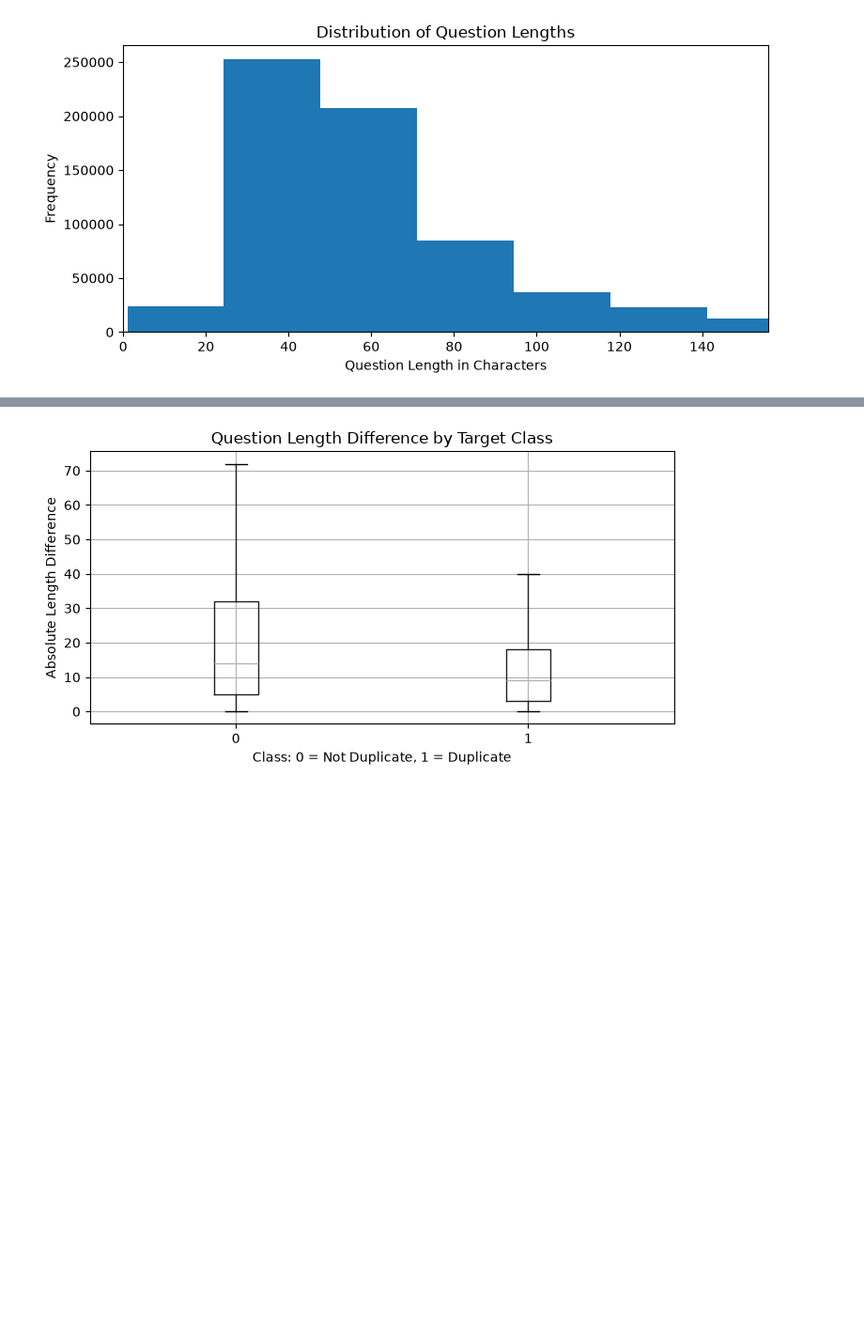
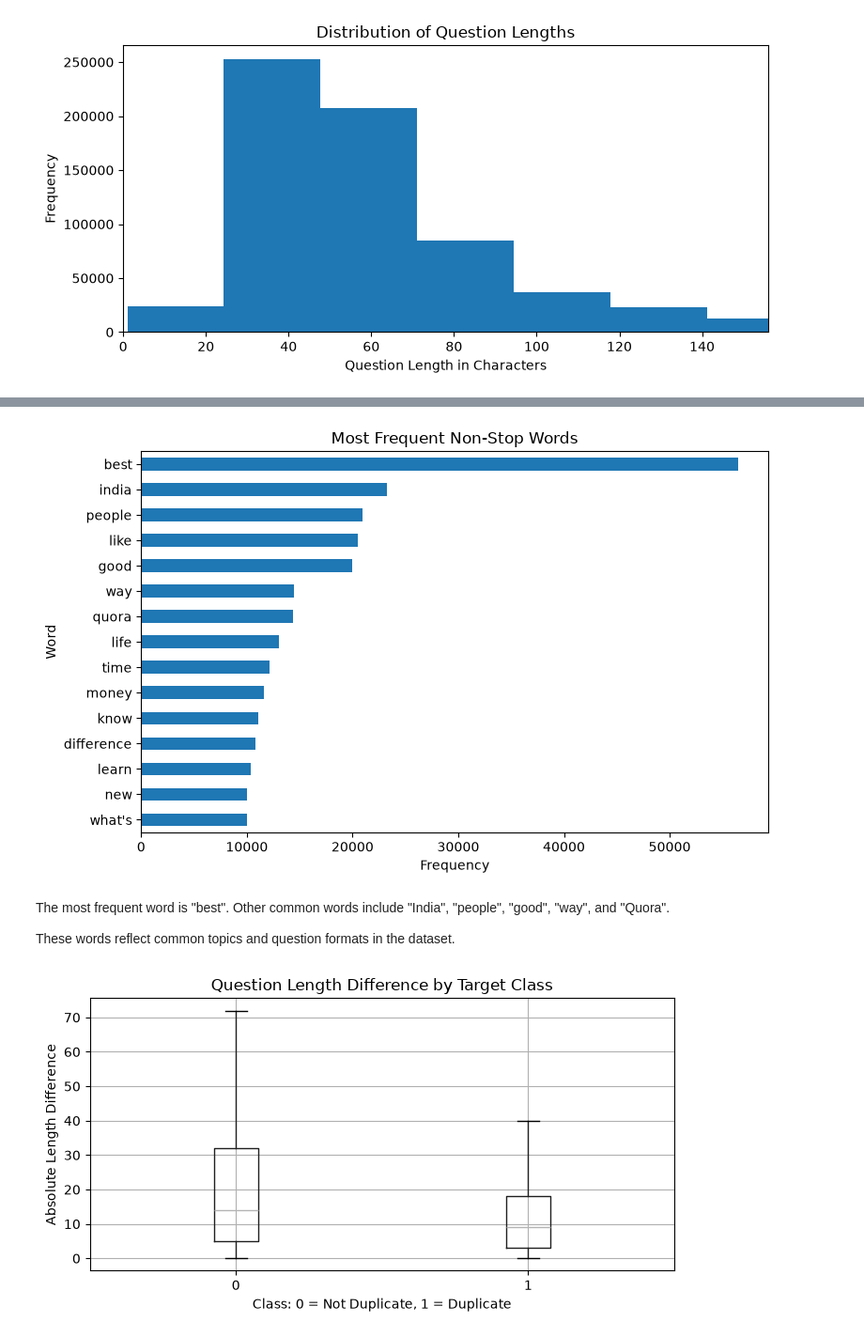
Before and after one commit to DariaDubovska/quora-duplicate-question-detection, a Jupyter notebook: notebooks/01_data_preparation_eda.ipynb, the cells around one changed output, grey strips where cells are left out. Shown at 94% size. Drawn from its saved outputs; the diff is of its cells as text; code cells hidden in the pictures; blank space fills up the shorter version.

```diff
--- a/notebooks/01_data_preparation_eda.ipynb
+++ b/notebooks/01_data_preparation_eda.ipynb
@@ -223,0 +297,11 @@ the 99th percentile to make the main part of the distribution easier to see.**
+# %%
+token_pattern = re.compile(r"[a-z]+(?:'[a-z]+)?")
+
+token_counts = Counter(
+    token
+    for question in questions.str.lower()
+    for token in token_pattern.findall(question)
+)
+
+print(f"Vocabulary size: {len(token_counts):,}")
+print(f"Total number of tokens: {sum(token_counts.values()):,}")
@@ -223,0 +311,14 @@ the 99th percentile to make the main part of the distribution easier to see.**
+# %%
+content_word_counts = {
+    word: count
+    for word, count in token_counts.items()
+    if word not in STOP_WORDS and len(word) > 1
+}
+
+top_words = (
+    pd.Series(content_word_counts, name="frequency")
+    .nlargest(15)
+    .sort_values()
+)
+
+top_words.sort_values(ascending=False).to_frame()
@@ -224,3 +342,21 @@ the 99th percentile to make the main part of the distribution easier to see.**
+# %%
+ax = top_words.plot(
+    kind="barh",
+    figsize=(8, 5),
+)
+
+ax.set_title("Most Frequent Non-Stop Words")
+ax.set_xlabel("Frequency")
+ax.set_ylabel("Word")
+
+plt.tight_layout()
+plt.show()
+# %% [output]
+[figure, added]
+# %% [markdown]
+The most frequent word is "best". Other common words include "India", "people", "good", "way", and "Quora".
+
+These words reflect common topics and question formats in the dataset.
 # %%
 length_comparison = pd.DataFrame(
     {
```
Also changed, not shown: parts of 16 cells of this notebook, 2 other files.
